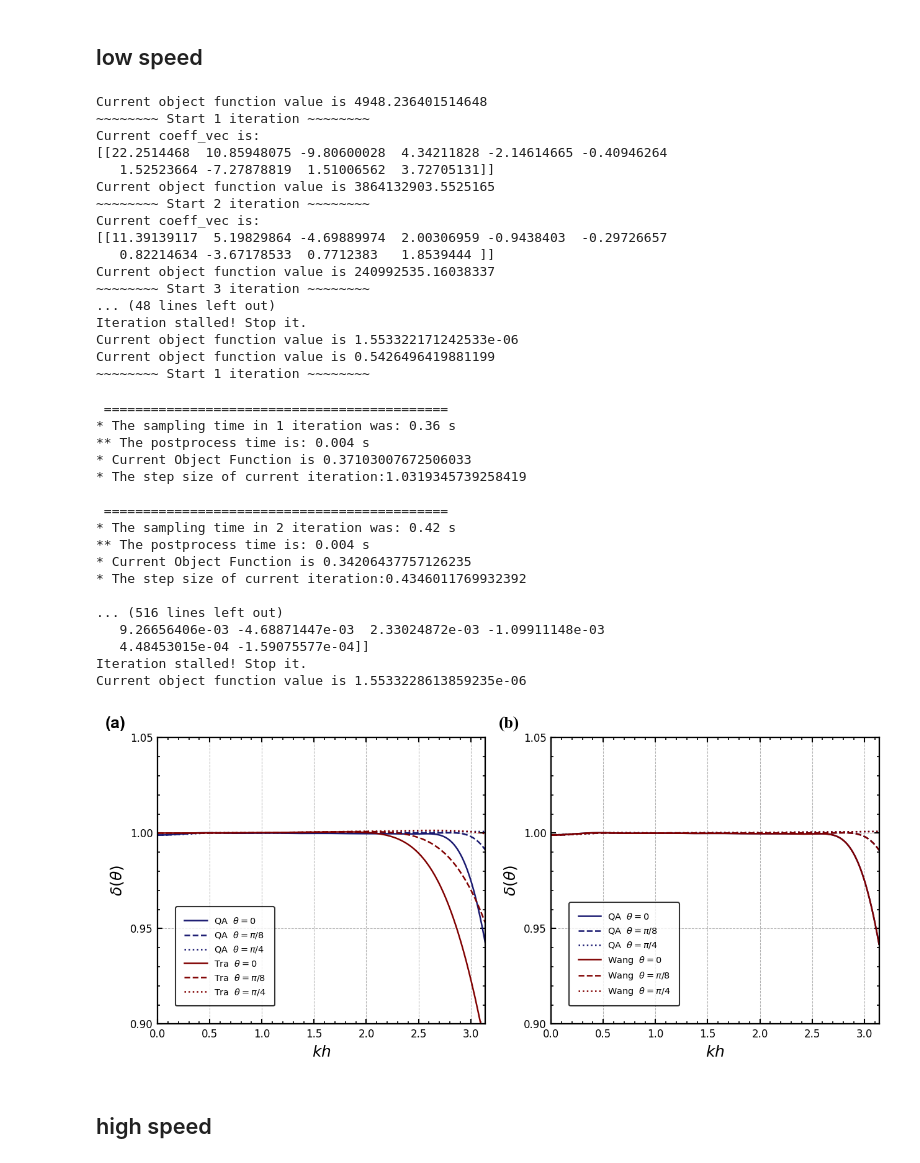
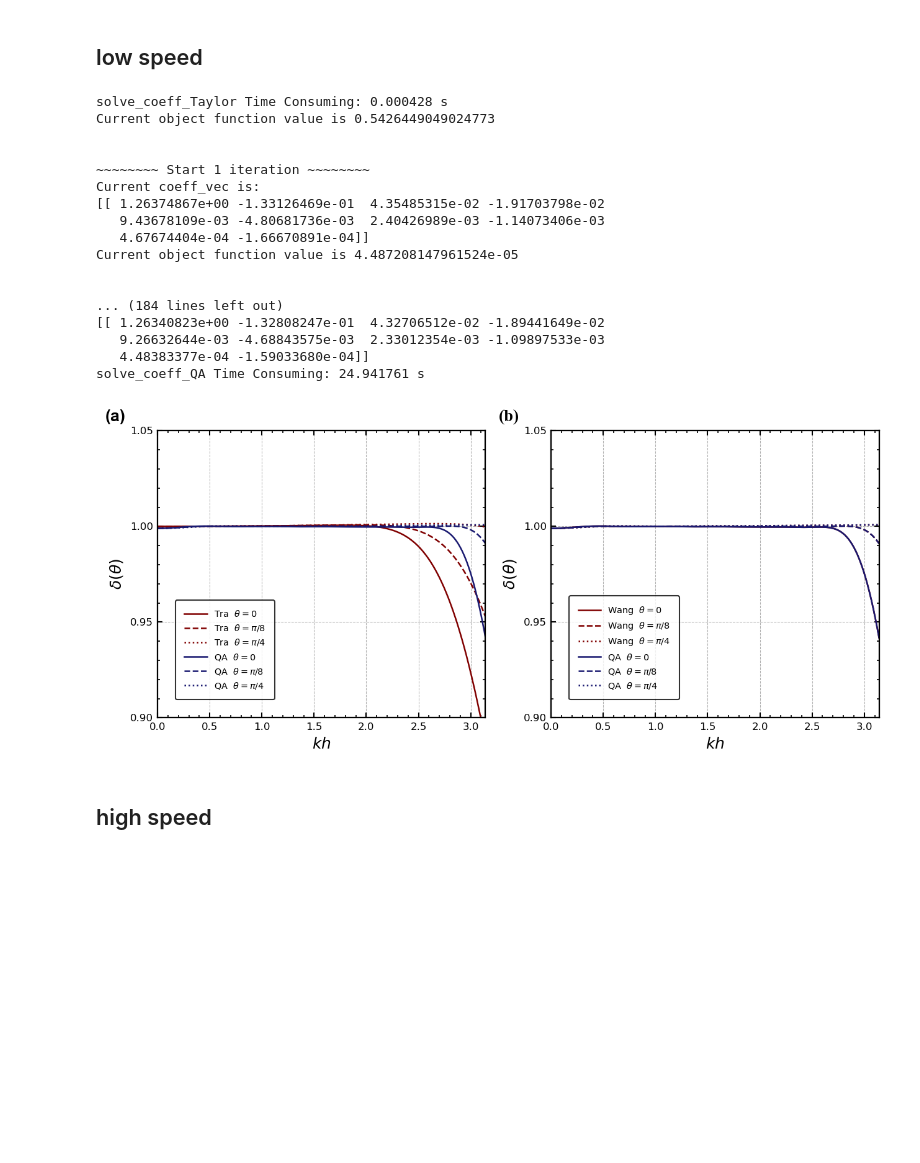
Before and after one commit to wein8999999/QA_Seismic_Staggerd_StaggerGrid_FD, a Jupyter notebook: 2D_StaggerGrid_FD.ipynb, the cells around one changed output. Drawn from its saved outputs; the diff is of its cells as text; code cells hidden in the pictures; blank space fills up the shorter version.

```diff
--- a/2D_StaggerGrid_FD.ipynb
+++ b/2D_StaggerGrid_FD.ipynb
@@ -242,53 +281,40 @@ def show_disp_curve(result_dict):
     return fig, ax
 # %% [markdown]
 ## low speed
+# %%
+v = 1500
+h = 20
+tao = 0.001
+freq_max_set = [32]
+M_set = [10]
+max_iter_num = 20
+tra_a0_dict = solve_coeff_Taylor()
+wang_a0_dict, linear_sys = solve_coeff_Wang()
+qa_a0_dict = solve_coeff_QA()
+result_dict = dict(ChainMap(qa_a0_dict, wang_a0_dict, tra_a0_dict))
+# %% [output]
+solve_coeff_Taylor Time Consuming: 0.000428 s
+Current object function value is 0.5426449049024773
+
+
+~~~~~~~~ Start 1 iteration ~~~~~~~~
+Current coeff_vec is:
+[[ 1.26374867e+00 -1.33126469e-01  4.35485315e-02 -1.91703798e-02
+   9.43678109e-03 -4.80681736e-03  2.40426989e-03 -1.14073406e-03
+   4.67674404e-04 -1.66670891e-04]]
+Current object function value is 4.487208147961524e-05
+
+
+... (184 lines left out)
+[[ 1.26340823e+00 -1.32808247e-01  4.32706512e-02 -1.89441649e-02
+   9.26632644e-03 -4.68843575e-03  2.33012354e-03 -1.09897533e-03
+   4.48383377e-04 -1.59033680e-04]]
+solve_coeff_QA Time Consuming: 24.941761 s
 # %%
-v = 1500
-h = 20
-tao = 0.001
-freq_max_set = [32]
-M_set = [10]
-max_iter_num = 20
-
-result_dict, linear_sys = solve_coeff_with_3_methods()
 fig, ax = show_disp_curve(result_dict)
 # fig.savefig("2D_low_velocity_reuslt.png", dpi=300)
 # fig.savefig("2D_low_velocity_reuslt.pdf", dpi=600, format="pdf")
 # %% [output]
-Current object function value is 4948.236401514648
-~~~~~~~~ Start 1 iteration ~~~~~~~~
-Current coeff_vec is:
-[[22.2514468  10.85948075 -9.80600028  4.34211828 -2.14614665 -0.40946264
-   1.52523664 -7.27878819  1.51006562  3.72705131]]
-Current object function value is 3864132903.5525165
-~~~~~~~~ Start 2 iteration ~~~~~~~~
-Current coeff_vec is:
-[[11.39139117  5.19829864 -4.69889974  2.00306959 -0.9438403  -0.29726657
-   0.82214634 -3.67178533  0.7712383   1.8539444 ]]
-Current object function value is 240992535.16038337
-~~~~~~~~ Start 3 iteration ~~~~~~~~
-... (48 lines left out)
-Iteration stalled! Stop it.
-Current object function value is 1.553322171242533e-06
-Current object function value is 0.5426496419881199
-~~~~~~~~ Start 1 iteration ~~~~~~~~
- ============================================
-* The sampling time in 1 iteration was: 0.36 s
-** The postprocess time is: 0.004 s
-* Current Object Function is 0.37103007672506033
-* The step size of current iteration:1.0319345739258419
-
- ============================================
-* The sampling time in 2 iteration was: 0.42 s
-** The postprocess time is: 0.004 s
-* Current Object Function is 0.34206437757126235
-* The step size of current iteration:0.4346011769932392
-
-... (516 lines left out)
-   9.26656406e-03 -4.68871447e-03  2.33024872e-03 -1.09911148e-03
-   4.48453015e-04 -1.59075577e-04]]
-Iteration stalled! Stop it.
-Current object function value is 1.5533228613859235e-06
-[figure, old version]
+[figure, new version]
 # %% [markdown]
 ## high speed
```
Also changed, not shown: parts of 5 cells of this notebook, 2 other files.
